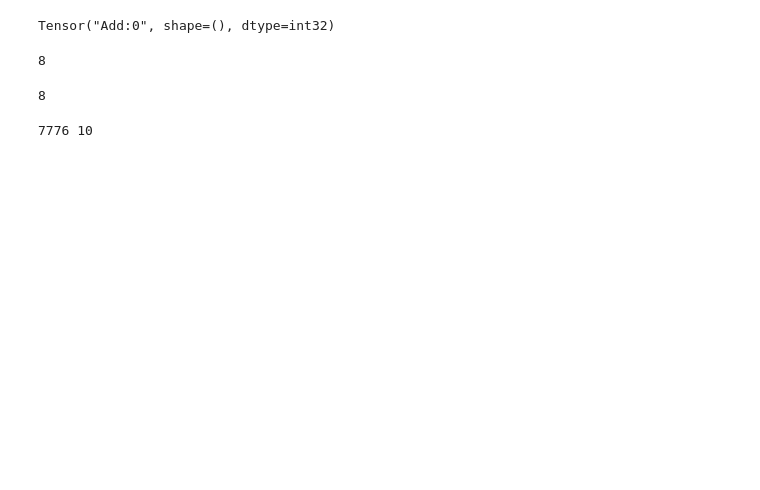
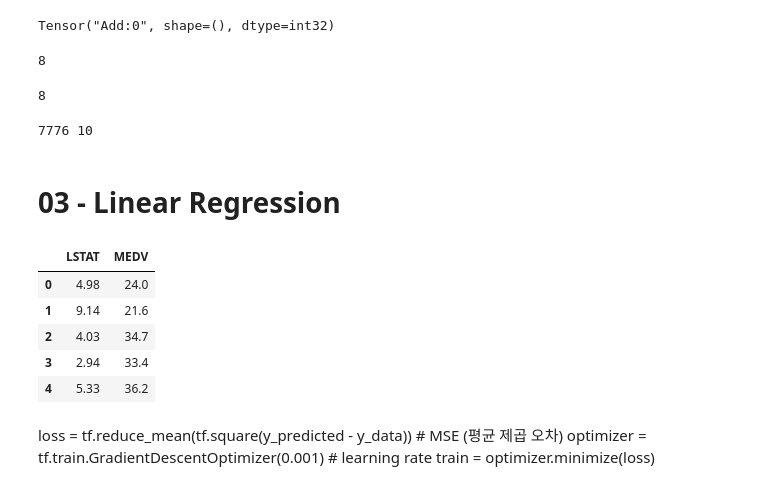
Before and after one commit to RubiYH/goorm_DL_tutorial, a Jupyter notebook: Tensorflow basic.ipynb, the cells around one changed output. Saved outputs shown, nothing was run; the diff lists cells and outputs as text; code cells hidden in the pictures; blank space fills up the shorter version.

Commit message:
03 - Linear Regression

```diff
--- a/Tensorflow basic.ipynb
+++ b/Tensorflow basic.ipynb
@@ -37,3 +37,5 @@ with tf.Session() as sess:
     print(op3, useless)
 # %% [output]
 7776 10
+# %% [markdown]
+# 03 - Linear Regression
@@ -39,0 +54,10 @@ with tf.Session() as sess:
+# %%
+df = pd.DataFrame([x_data, y_data]).transpose()
+df.head()
+# %% [output]
+|  | LSTAT | MEDV |
+| 0 | 4.98 | 24.0 |
+| 1 | 9.14 | 21.6 |
+| 2 | 4.03 | 34.7 |
+| 3 | 2.94 | 33.4 |
+| 4 | 5.33 | 36.2 |
@@ -39,0 +69,4 @@ with tf.Session() as sess:
+# %% [markdown]
+loss = tf.reduce_mean(tf.square(y_predicted - y_data)) # MSE (평균 제곱 오차)
+optimizer = tf.train.GradientDescentOptimizer(0.001) # learning rate
+train = optimizer.minimize(loss)
```
Also changed, not shown: parts of 9 cells of this notebook.
